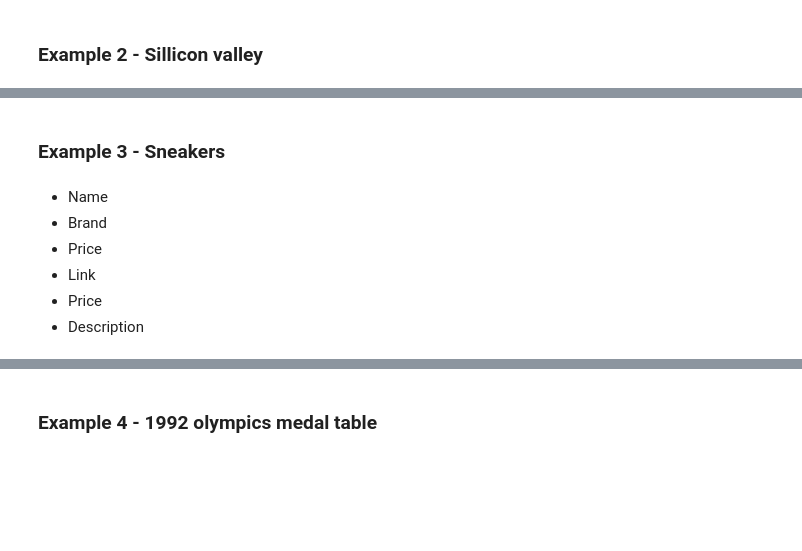
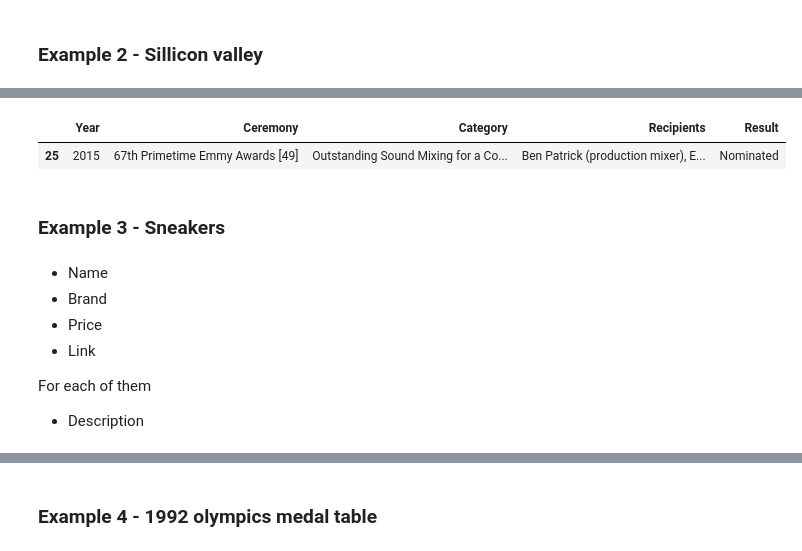
Before and after one commit to DanielReverter/lectures, a Jupyter notebook: week-3/04- Web scraping-v2.ipynb, the cells around one changed output, grey strips where cells are left out. Cells and saved outputs as stored; diff of their text form; code cells hidden in the pictures; blank space fills up the shorter version.

```diff
--- a/week-3/04- Web scraping-v2.ipynb
+++ b/week-3/04- Web scraping-v2.ipynb
@@ -150,0 +358,8 @@ sillicon_valley = 'https://en.wikipedia.org/wiki/Silicon_Valley_(TV_series)'
+# %%
+tables = soup.find_all("table", {"class":"wikitable sortable"})[0] #there's only one
+# %%
+df = pd.read_html(tables.prettify())[0]
+df.sample()
+# %% [output]
+|  | Year | Ceremony | Category | Recipients | Result |
+| 25 | 2015 | 67th Primetime Emmy Awards [49] | Outstanding Sound Mixing for a Co... | Ben Patrick (production mixer), E... | Nominated |
@@ -152,10 +370,11 @@ sillicon_valley = 'https://en.wikipedia.org/wiki/Silicon_Valley_(TV_series)'
 ### Example 3 - Sneakers
 # %%
 url = "https://www.murallasport.com/29-zapatillas-moda-mujer"
-# %% [markdown]
-- Name
-- Brand
-- Price
-- Link
-- Price
-- Description
+# %% [markdown]
+- Name
+- Brand
+- Price
+- Link
+
+For each of them
+- Description
```
Also changed, not shown: parts of 69 cells of this notebook.
